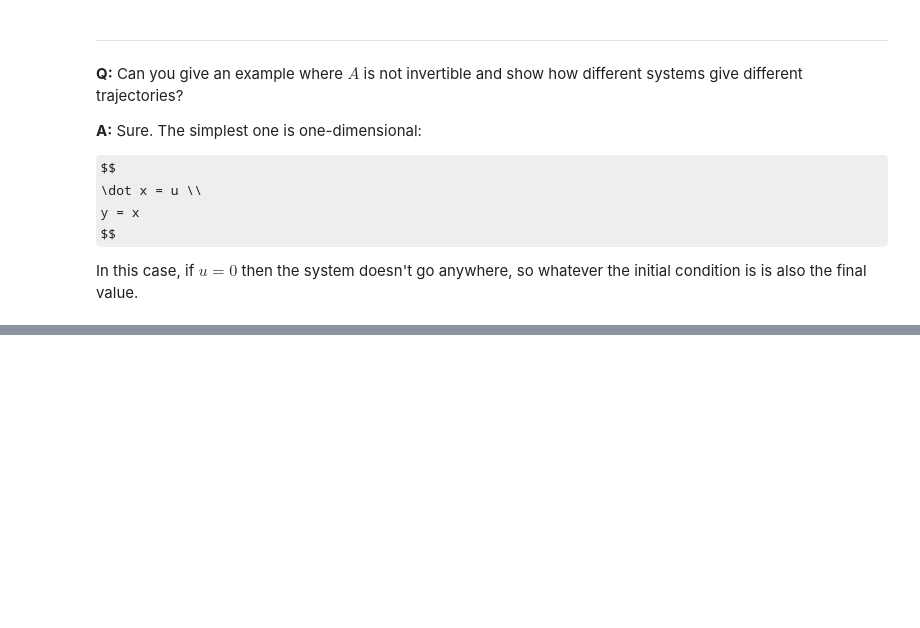
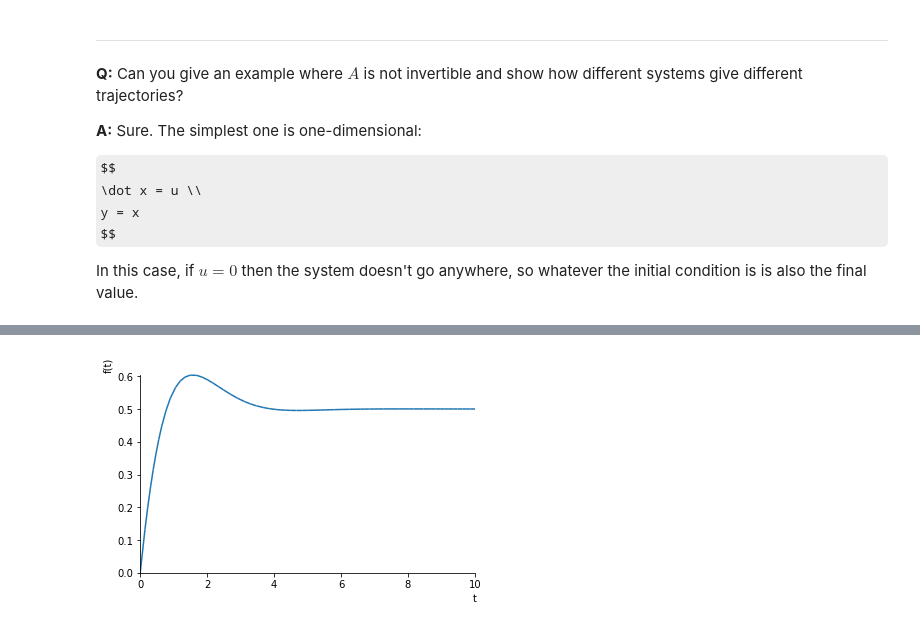
Before and after one commit to klavins/ECE447, a Jupyter notebook: lectures/FAQ.ipynb, the cells around one changed output, grey strips where cells are left out. Saved outputs shown, nothing was run; the diff lists cells and outputs as text; code cells hidden in the pictures; some formulas as TeX source; blank space fills up the shorter version.

```diff
--- a/lectures/FAQ.ipynb
+++ b/lectures/FAQ.ipynb
@@ -257,0 +465,29 @@ In this case, if $u=0$ then the system doesn't go anywhere, so whatever the init
+# %%
+# Method 3: Convert to state space and then plot
+
+var("tau")
+
+# Define matrices
+A = Matrix([
+    [0,1],
+    [-2,-2]
+]);
+B = Matrix([[0],[1]])
+C = Matrix([[1,1]])
+
+# Initial condition (assumed by inverse laplace)
+x0 = Matrix([[0],[0]])
+
+# Input
+u = 1
+
+# Output
+y = C*exp(A*t)*x0 + integrate(C*exp(A*(t-tau))*B*u,(tau,0,t))
+
+# Note, the above returns a 1x1 matrix, so we need to get the value out
+y = y[0,0]
+
+# Use sympy's plotter. You could also use matplotlib
+plotting.plot(y,(t,0,10));
+# %% [output]
+[figure, added]
```
Also changed, not shown: parts of 21 cells of this notebook.
